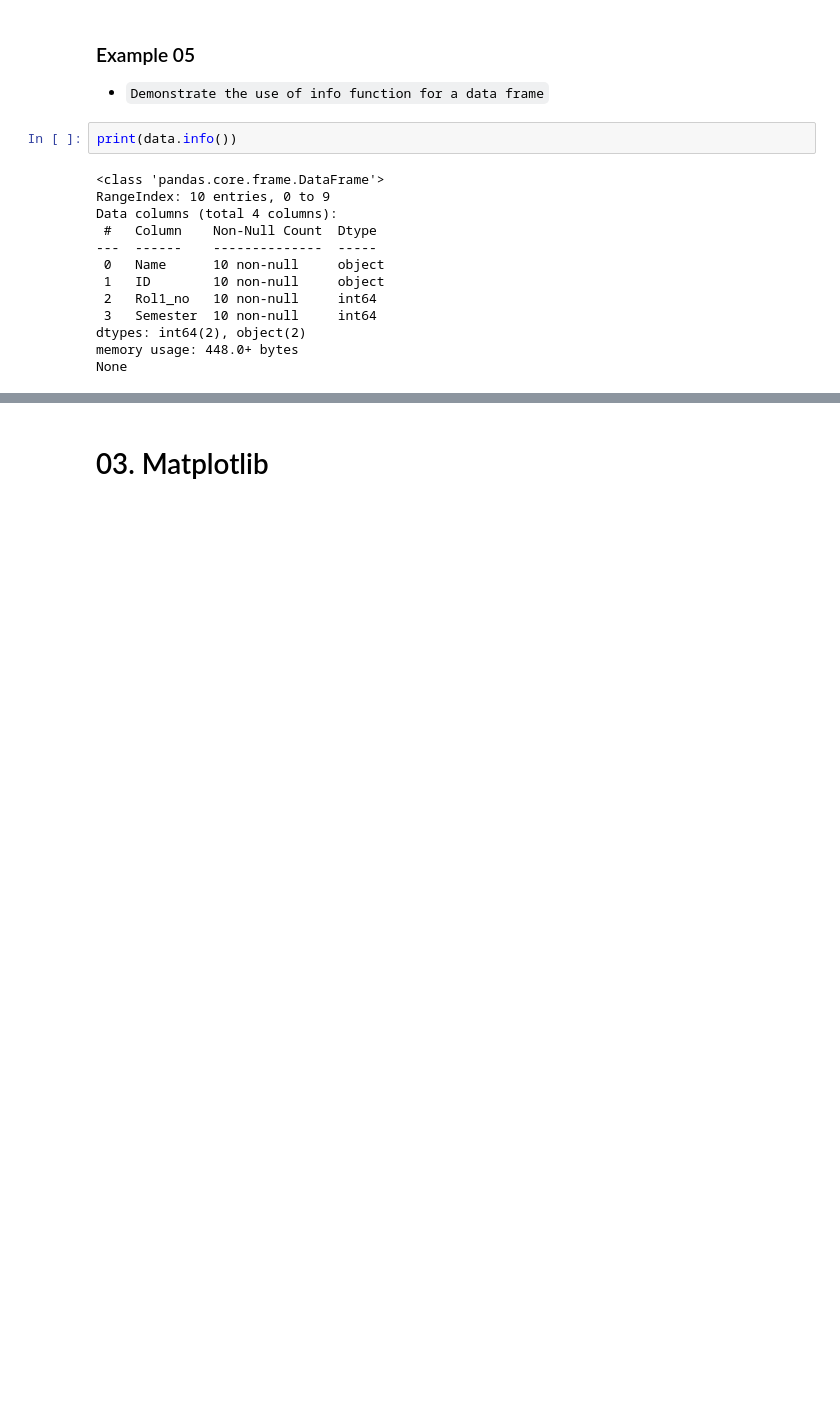
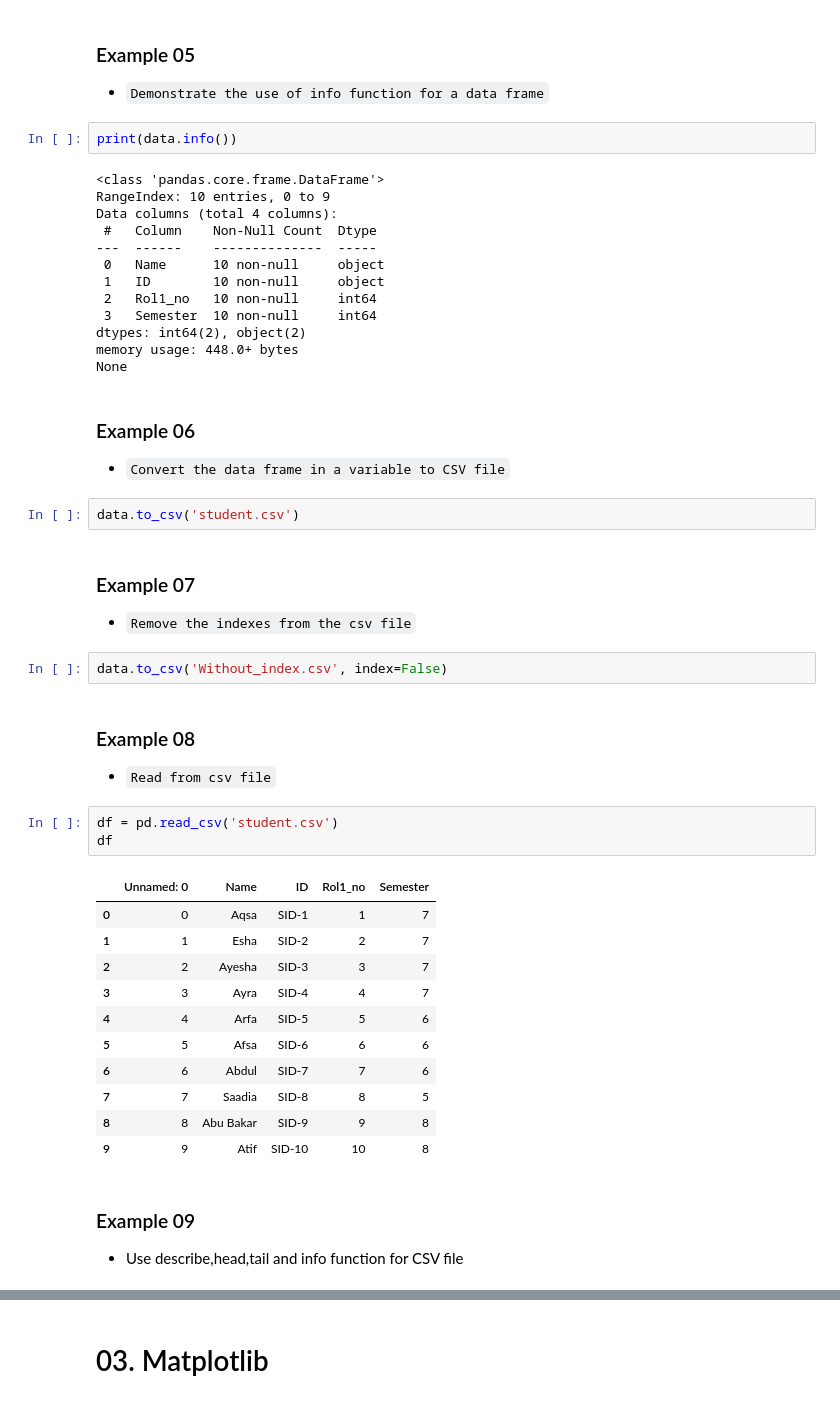
Before and after one commit to ZiaUrRehman-bit/Python-Course-For-Biginners, a Jupyter notebook: 02 Numpy Pandas Matplotlib.ipynb, the cells around one changed output, grey strips where cells are left out. Saved outputs shown, nothing was run; the diff lists cells and outputs as text; blank space fills up the shorter version.

```diff
--- a/02 Numpy Pandas Matplotlib.ipynb
+++ b/02 Numpy Pandas Matplotlib.ipynb
@@ -739,3 +739,34 @@ Data columns (total 4 columns):
 dtypes: int64(2), object(2)
 memory usage: 448.0+ bytes
 None
+# %% [markdown]
+### Example 06
+- `Convert the data frame in a variable to CSV file`
+# %%
+data.to_csv('student.csv')
+# %% [markdown]
+### Example 07
+- `Remove the indexes from the csv file`
+# %%
+data.to_csv('Without_index.csv', index=False)
+# %% [markdown]
+### Example 08
+- `Read from csv file`
+# %%
+df = pd.read_csv('student.csv')
+df
+# %% [output]
+|  | Unnamed: 0 | Name | ID | Rol1_no | Semester |
+| 0 | 0 | Aqsa | SID-1 | 1 | 7 |
+| 1 | 1 | Esha | SID-2 | 2 | 7 |
+| 2 | 2 | Ayesha | SID-3 | 3 | 7 |
+| 3 | 3 | Ayra | SID-4 | 4 | 7 |
+| 4 | 4 | Arfa | SID-5 | 5 | 6 |
+| 5 | 5 | Afsa | SID-6 | 6 | 6 |
+| 6 | 6 | Abdul | SID-7 | 7 | 6 |
+| 7 | 7 | Saadia | SID-8 | 8 | 5 |
+| 8 | 8 | Abu Bakar | SID-9 | 9 | 8 |
+| 9 | 9 | Atif | SID-10 | 10 | 8 |
+# %% [markdown]
+### Example 09
+- Use describe,head,tail and info function for CSV file
```
Also changed, not shown: parts of 1 cell of this notebook, 2 other files.
